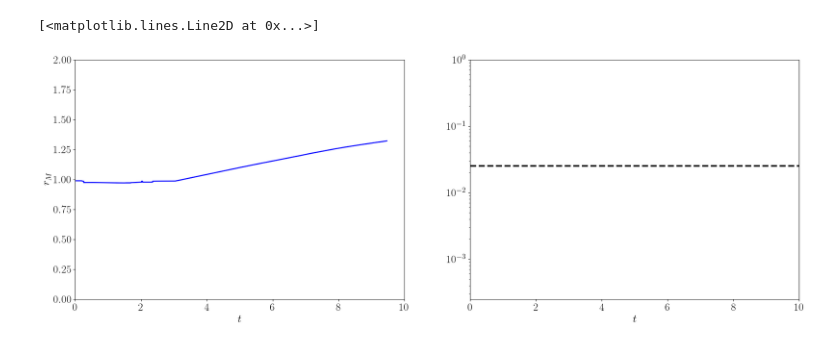
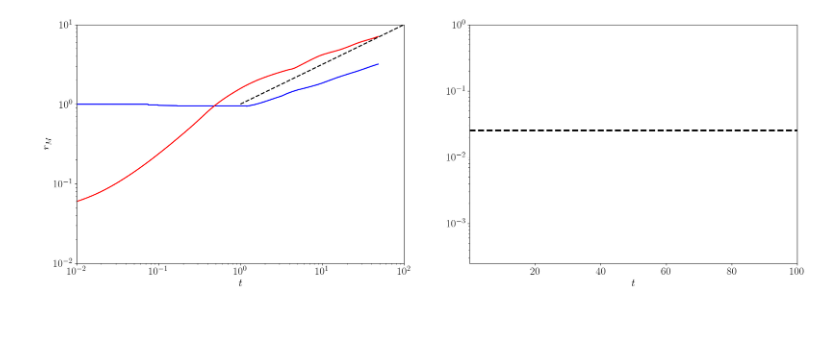
Before and after one commit to VatsalSy/EVP-pendant-drop, a Jupyter notebook: testPlots.ipynb, the cells around one changed output. Drawn from its saved outputs; the diff is of its cells as text; code cells hidden in the pictures; blank space fills up the shorter version.

```diff
--- a/testPlots.ipynb
+++ b/testPlots.ipynb
@@ -24,13 +24,13 @@ def preparePlots(rMax=1e0, tMax=5e0, Delta=1e-2, tminLog=1e-6, DeltaCutOff=5e-2)
   for ax in [ax1, ax2]:
     ax.set_xlabel(r'$t$', fontsize=20)
 
-  ax1.set_xlim([0, tMax])
-  ax1.set_ylim([0, rMax])
+  ax1.set_xlim([1e-2, tMax])
+  ax1.set_ylim([1e-2, rMax])
 
   ## ax2 is the log-log plot of ax1
   # ax2.set_xscale('log')
   ax2.set_yscale('log')
-  ax2.set_xlim([0., tMax])
+  ax2.set_xlim([1e-2, tMax])
   ax2.set_ylim([Delta/100, 1.0])
   ax2.plot([tminLog, tMax], [Delta, Delta], 'k--', lw=3)
 
@@ -40,25 +40,34 @@ def readData(filename):
   df = pd.read_csv(filename, sep=' ', header=None, skiprows=1)
   # row 0 contains the header
   df = df.drop(0, axis=0)
-  df.columns = ['i', 'dt', 't', 'ke', 'rMin', 'rMax']
+  df.columns = ['i', 'dt', 't', 'ke', 'xMax', 'rMax']
   # print(df.head())
   # sort df by rM in descending order
 
+  zMax = df['xMax'].values.astype(float)
   rM = df['rMax'].values.astype(float)
   t = df['t'].values.astype(float)
   # sort both rM and t based on t
   idx = np.argsort(t)
   t = t[idx]
   rM = rM[idx]
-  return t, rM
+  zMax = zMax[idx]
+  return t, zMax, rM
 # %%
 Delta = 1.0/40
 DeltaCutOff = Delta
 Ec = [0.0]
 
-ax1, ax2 = preparePlots(rMax=2e0, tMax=1e1, Delta=Delta, tminLog=1e-6, DeltaCutOff=DeltaCutOff)
-t, rM = readData('die-swell_VE/log-die-swell.dat')
+ax1, ax2 = preparePlots(rMax=1e1, tMax=1e2, Delta=Delta, tminLog=1e-6, DeltaCutOff=DeltaCutOff)
+t, zMax, rM = readData('die-swell_Newt/log-die-swell_Newt.dat')
 ax1.plot(t, rM, 'b-', lw=2, label=r'$Ec = %f$'%Ec[0])
+ax1.plot(t, zMax, 'r-', lw=2, label=r'$z_{max}$')
+
+xscale = np.logspace(np.log10(1e0), np.log10(1e2), 100)
+y = xscale**(0.5)
+ax1.plot(xscale, y, 'k--', lw=2)
+
+ax1.set_xscale('log')
+ax1.set_yscale('log')
 # %% [output]
-[<matplotlib.lines.Line2D at 0x...>]
-[figure, old version]
+[figure, new version]
```
Also changed, not shown: 6 other files.
